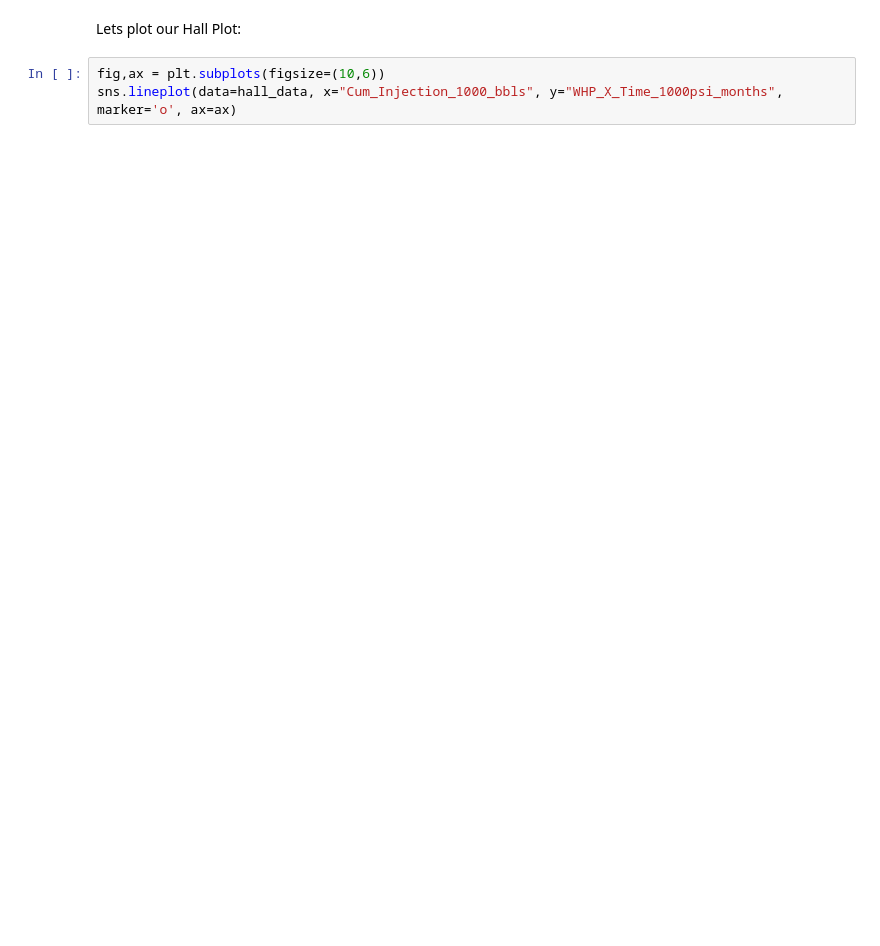
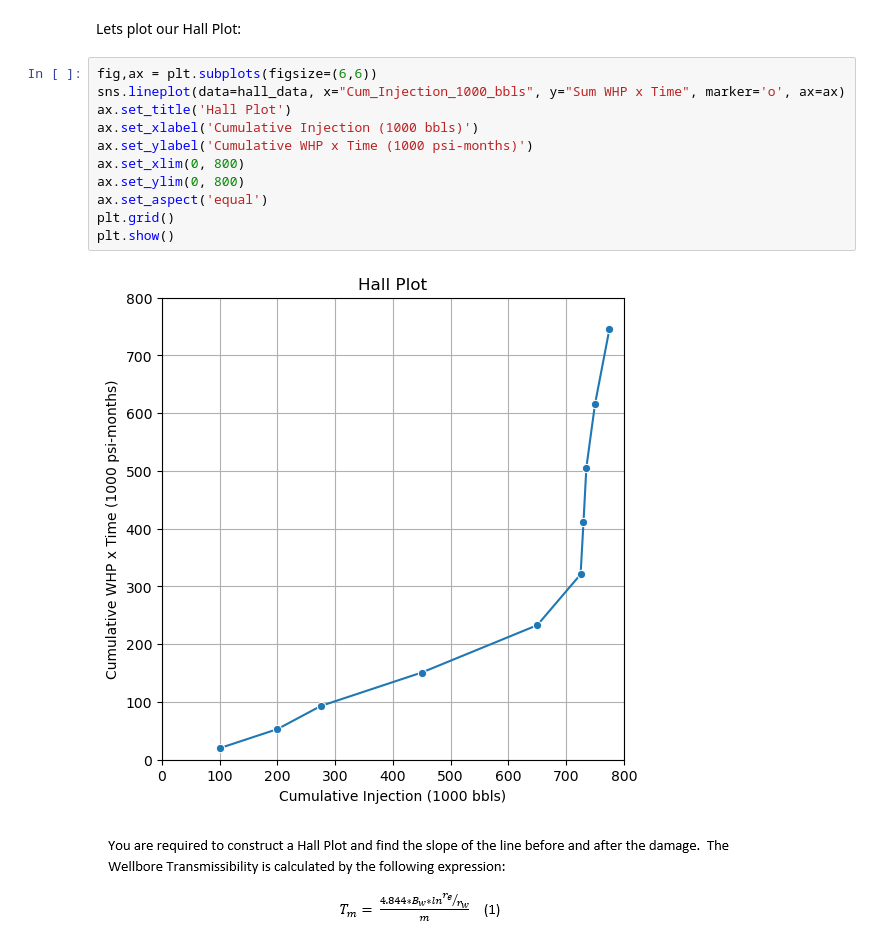
Before and after one commit to oudanny/well_testing, a Jupyter notebook: hw7.ipynb, the cells around one changed output. Drawn from its saved outputs; the diff is of its cells as text; blank space fills up the shorter version.

```diff
--- a/hw7.ipynb
+++ b/hw7.ipynb
@@ -65,5 +65,17 @@ hall_data.head(10)
 # %% [markdown]
 Lets plot our Hall Plot:
 # %%
-fig,ax = plt.subplots(figsize=(10,6))
-sns.lineplot(data=hall_data, x="Cum_Injection_1000_bbls", y="WHP_X_Time_1000psi_months", marker='o', ax=ax)
+fig,ax = plt.subplots(figsize=(6,6))
+sns.lineplot(data=hall_data, x="Cum_Injection_1000_bbls", y="Sum WHP x Time", marker='o', ax=ax)
+ax.set_title('Hall Plot')
+ax.set_xlabel('Cumulative Injection (1000 bbls)')
+ax.set_ylabel('Cumulative WHP x Time (1000 psi-months)')
+ax.set_xlim(0, 800)
+ax.set_ylim(0, 800)
+ax.set_aspect('equal')
+plt.grid()
+plt.show()
+# %% [output]
+[figure, added]
+# %% [markdown]
+![image.png](attachment:image.png)
```
Also changed, not shown: parts of 6 cells of this notebook.
